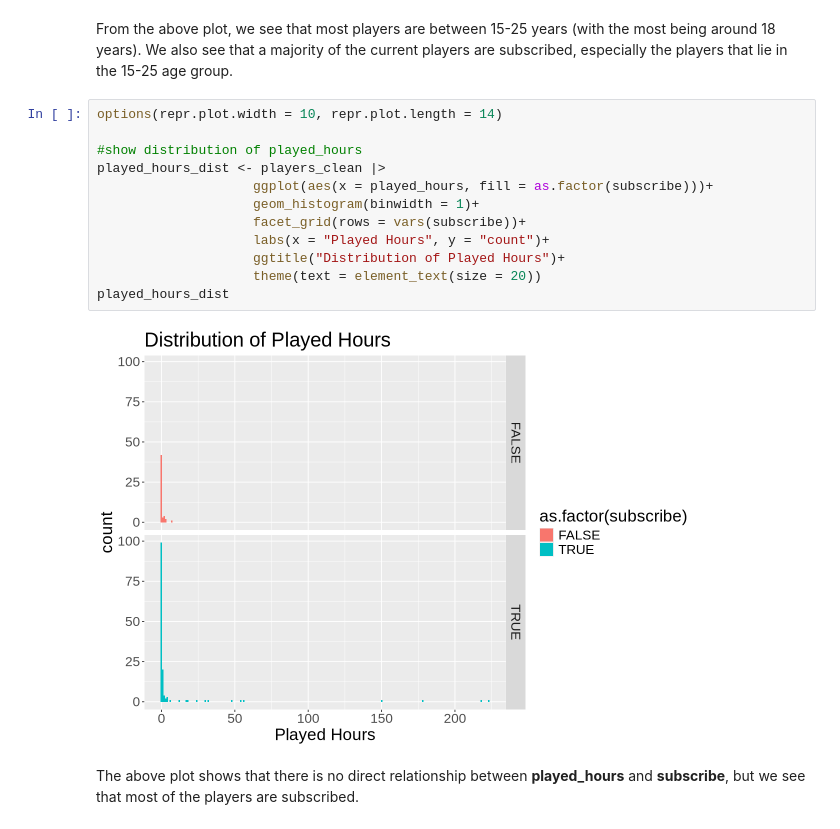
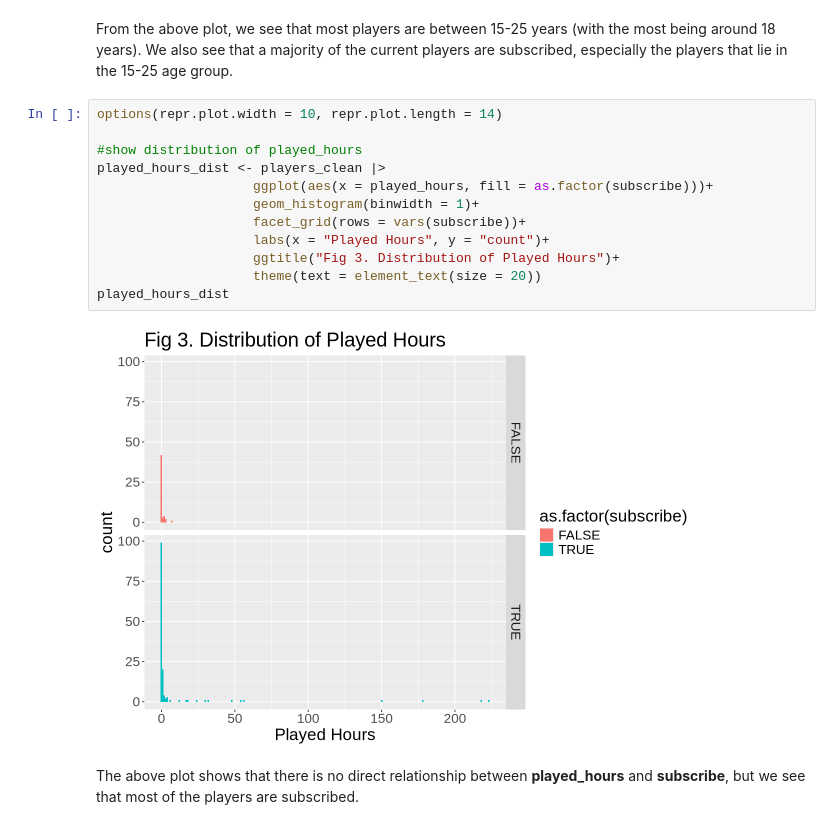
Before and after one commit to Jmmchai/Dsci-100-004-group02, a Jupyter notebook: Final Group Report.ipynb, the cells around one changed output. Drawn from its saved outputs; the diff is of its cells as text.

```diff
--- a/Final Group Report.ipynb
+++ b/Final Group Report.ipynb
@@ -128,17 +128,17 @@ From the above plot, we see that most players are between 15-25 years (with the
 # %%
 options(repr.plot.width = 10, repr.plot.length = 14)
 
 #show distribution of played_hours
 played_hours_dist <- players_clean |>
                     ggplot(aes(x = played_hours, fill = as.factor(subscribe)))+
                     geom_histogram(binwidth = 1)+
                     facet_grid(rows = vars(subscribe))+
                     labs(x = "Played Hours", y = "count")+
-                    ggtitle("Distribution of Played Hours")+
+                    ggtitle("Fig 3. Distribution of Played Hours")+
                     theme(text = element_text(size = 20))
 played_hours_dist
 # %% [output]
-[figure, old version]
+[figure, new version]
 # %% [markdown]
 The above plot shows that there is no direct relationship between **played_hours** and **subscribe**, but we see that most of the players are subscribed.
 # %%
```
Also changed, not shown: parts of 7 cells of this notebook.
